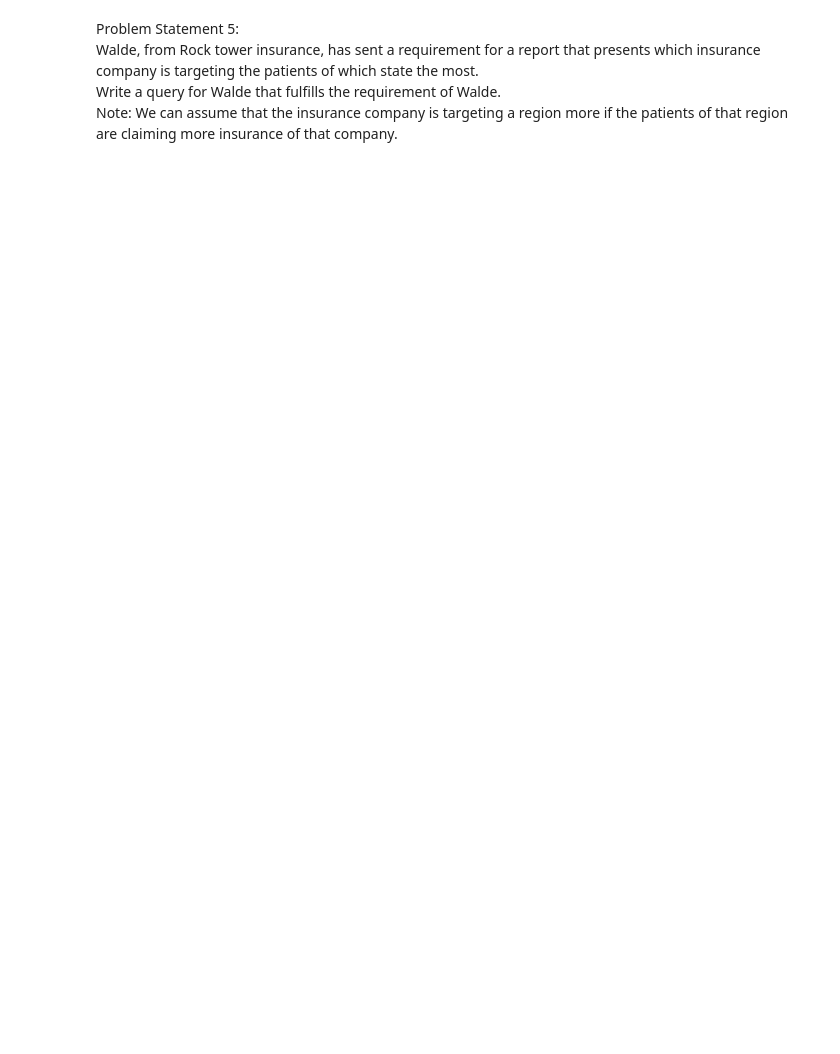
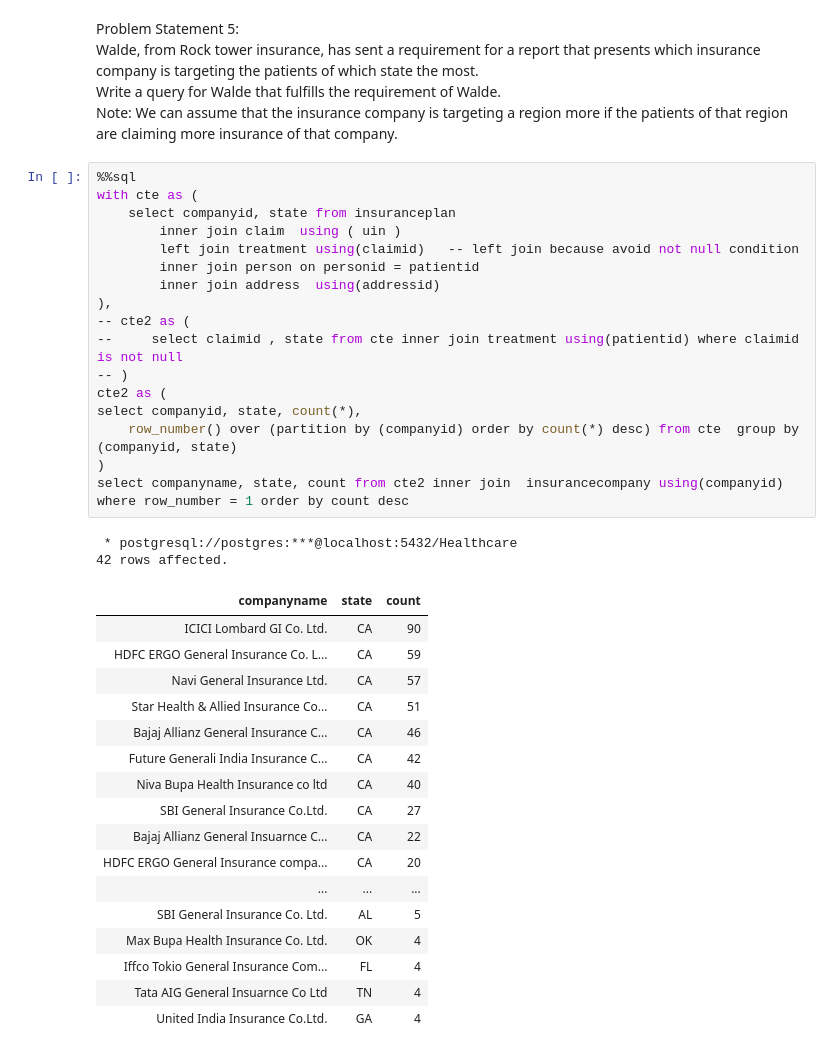
Before and after one commit to msb73/FS, a Jupyter notebook: Project Healthcare5 SQL grouping - 2.ipynb, the cells around one changed output. Drawn from its saved outputs; the diff is of its cells as text; blank space fills up the shorter version.

```diff
--- a/Project Healthcare5 SQL grouping - 2.ipynb
+++ b/Project Healthcare5 SQL grouping - 2.ipynb
@@ -21,3 +138,40 @@ Problem Statement 5:  <br>
 Walde, from Rock tower insurance, has sent a requirement for a report that presents which insurance company is targeting the patients of which state the most. <br>
 Write a query for Walde that fulfills the requirement of Walde.<br>
 Note: We can assume that the insurance company is targeting a region more if the patients of that region are claiming more insurance of that company.
+# %%
+%%sql
+with cte as (
+    select companyid, state from insuranceplan
+        inner join claim  using ( uin )
+        left join treatment using(claimid)   -- left join because avoid not null condition
+        inner join person on personid = patientid
+        inner join address  using(addressid)
+),
+-- cte2 as (
+--     select claimid , state from cte inner join treatment using(patientid) where claimid is not null
+-- )
+cte2 as (
+select companyid, state, count(*),
+    row_number() over (partition by (companyid) order by count(*) desc) from cte  group by (companyid, state)
+)
+select companyname, state, count from cte2 inner join  insurancecompany using(companyid) where row_number = 1 order by count desc
+# %% [output]
+ * postgresql://postgres:***@localhost:5432/Healthcare
+42 rows affected.
+| companyname | state | count |
+| ICICI Lombard GI Co. Ltd. | CA | 90 |
+| HDFC ERGO General Insurance Co. L... | CA | 59 |
+| Navi General Insurance Ltd. | CA | 57 |
+| Star Health & Allied Insurance Co... | CA | 51 |
+| Bajaj Allianz General Insurance C... | CA | 46 |
+| Future Generali India Insurance C... | CA | 42 |
+| Niva Bupa Health Insurance co ltd | CA | 40 |
+| SBI General Insurance Co.Ltd. | CA | 27 |
+| Bajaj Allianz General Insuarnce C... | CA | 22 |
+| HDFC ERGO General Insurance compa... | CA | 20 |
+| ... | ... | ... |
+| SBI General Insurance Co. Ltd. | AL | 5 |
+| Max Bupa Health Insurance Co. Ltd. | OK | 4 |
+| Iffco Tokio General Insurance Com... | FL | 4 |
+| Tata AIG General Insuarnce Co Ltd | TN | 4 |
+| United India Insurance Co.Ltd. | GA | 4 |
```
Also changed, not shown: parts of 4 cells of this notebook, 8 other files.
